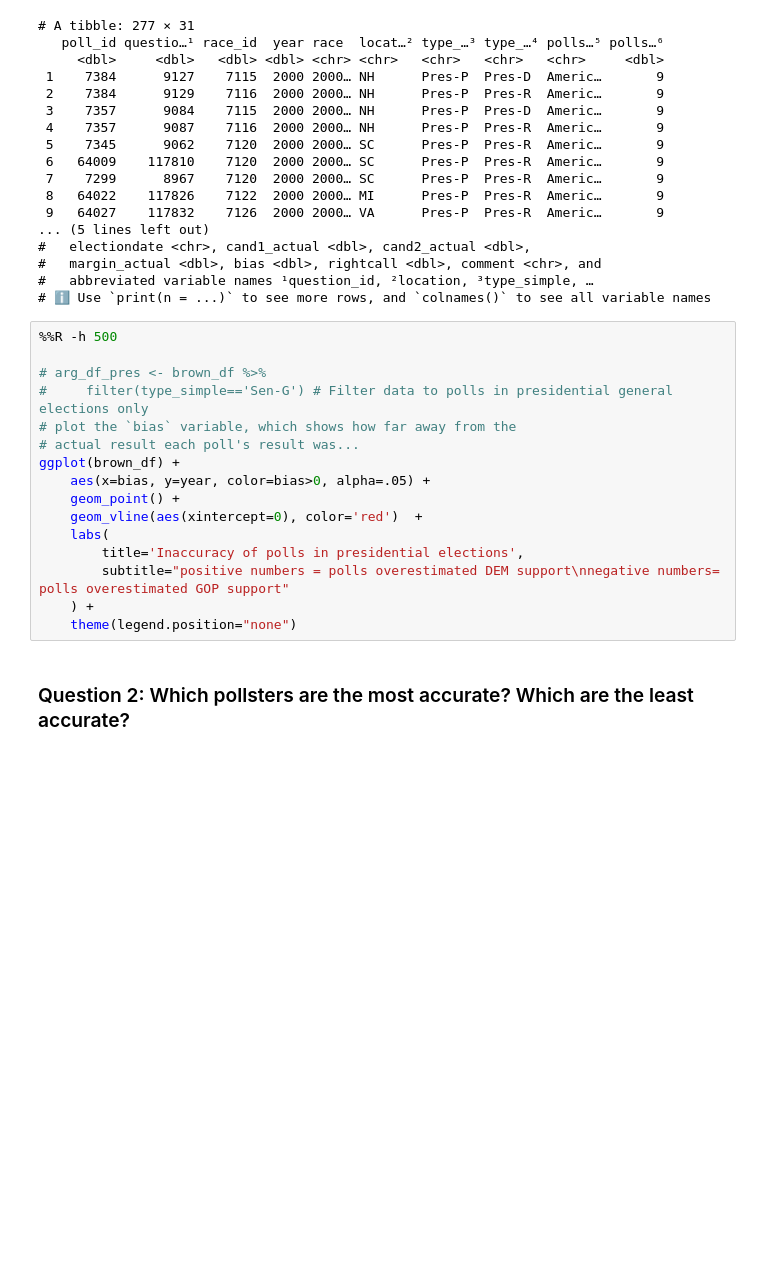
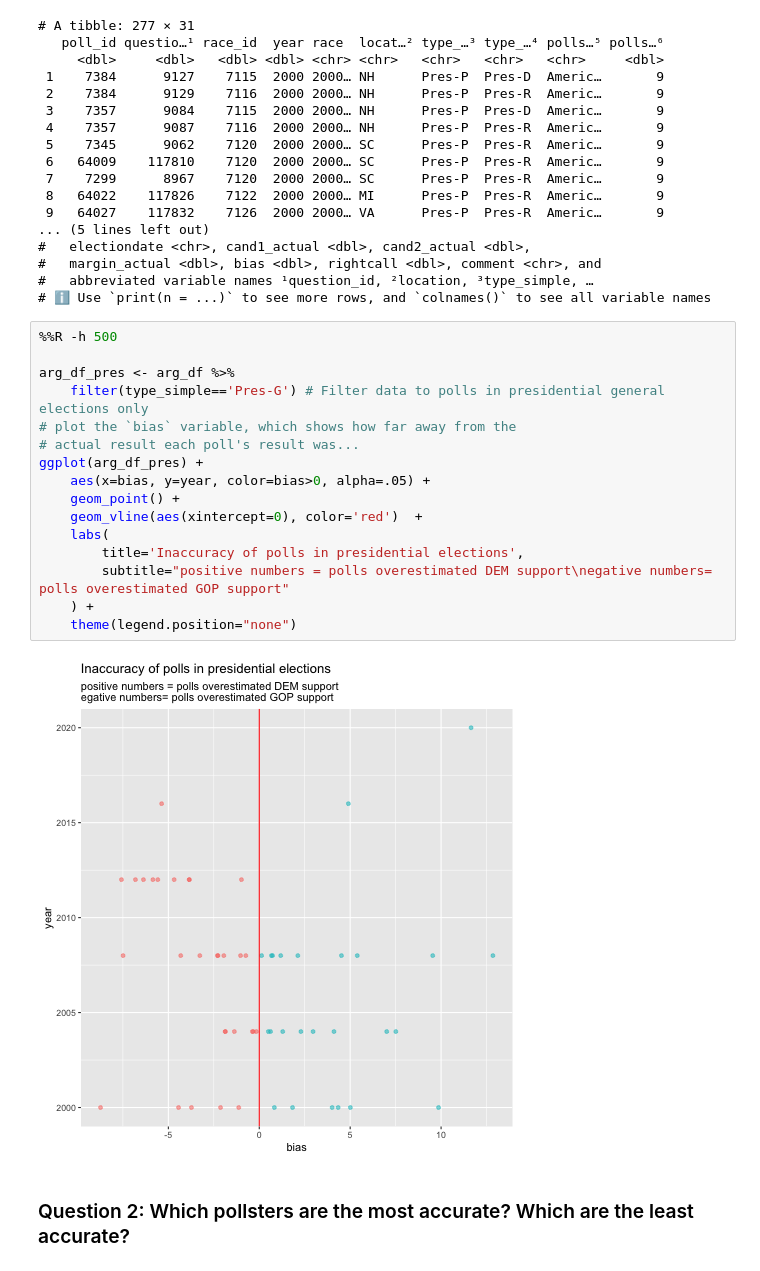
Before and after one commit to data4news-students/polling-exploration-ahan-and-kelly, a Jupyter notebook: notebook-3.ipynb, the cells around one changed output. Saved outputs shown, nothing was run; the diff lists cells and outputs as text; blank space fills up the shorter version.

Commit message:
arg df chart

```diff
--- a/notebook-3.ipynb
+++ b/notebook-3.ipynb
@@ -316,19 +316,21 @@ arg_df
 # %%
 %%R -h 500
 
-# arg_df_pres <- brown_df %>%
-#     filter(type_simple=='Sen-G') # Filter data to polls in presidential general elections only
+arg_df_pres <- arg_df %>%
+    filter(type_simple=='Pres-G') # Filter data to polls in presidential general elections only
 # plot the `bias` variable, which shows how far away from the
 # actual result each poll's result was...
-ggplot(brown_df) +
+ggplot(arg_df_pres) +
     aes(x=bias, y=year, color=bias>0, alpha=.05) +
     geom_point() +
     geom_vline(aes(xintercept=0), color='red')  +
     labs(
         title='Inaccuracy of polls in presidential elections',
-        subtitle="positive numbers = polls overestimated DEM support\nnegative numbers= polls overestimated GOP support"
+        subtitle="positive numbers = polls overestimated DEM support\negative numbers= polls overestimated GOP support"
     ) +
     theme(legend.position="none")
+# %% [output]
+[figure, added]
 # %% [markdown]
 ### Question 2: Which pollsters are the most accurate? Which are the least accurate?
 # %% [markdown]
```
Also changed, not shown: parts of 5 cells of this notebook.
